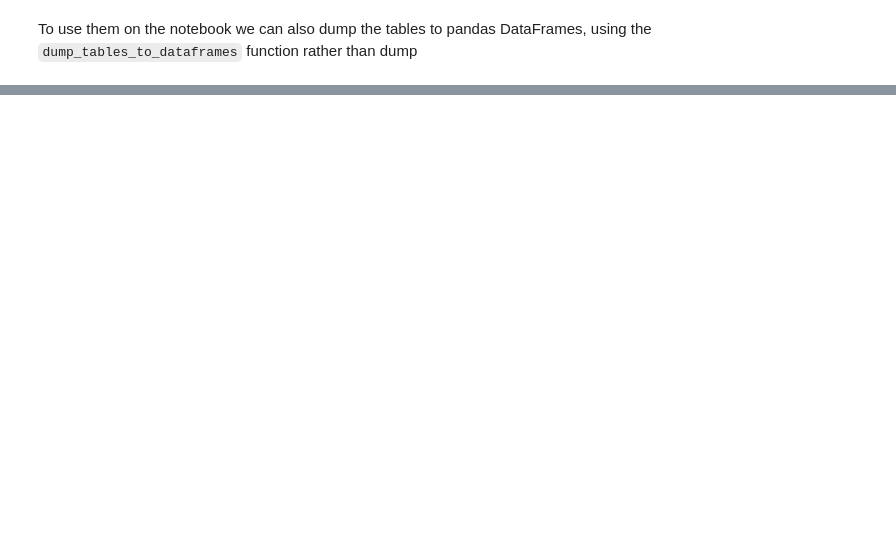
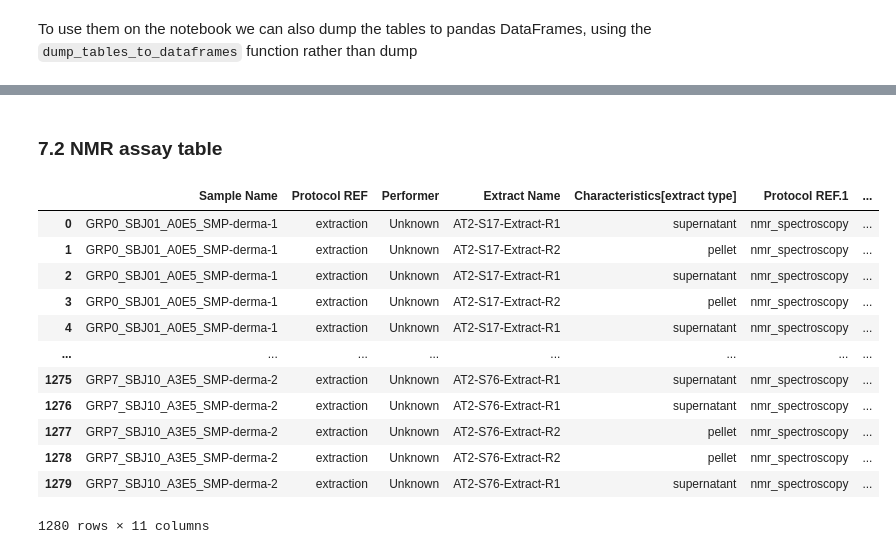
Before and after one commit to Zigur/isa-create-notebook, a Jupyter notebook: notebooks/Investigation-from-datascriptor-config.ipynb, the cells around one changed output, grey strips where cells are left out. Saved outputs shown, nothing was run; the diff lists cells and outputs as text; code cells hidden in the pictures; blank space fills up the shorter version.

```diff
--- a/notebooks/Investigation-from-datascriptor-config.ipynb
+++ b/notebooks/Investigation-from-datascriptor-config.ipynb
@@ -141,0 +167,18 @@ There are 70 samples in the GRP4 arm (i.e. group)
+# %% [markdown]
+### 7.2 NMR assay table
+# %%
+dataframes['a_AT2_metabolite-profiling_NMR-spectroscopy.txt']
+# %% [output]
+|  | Sample Name | Protocol REF | Performer | Extract Name | Characteristics[extract type] | Protocol REF.1 | ... |
+| 0 | GRP0_SBJ01_A0E5_SMP-derma-1 | extraction | Unknown | AT2-S17-Extract-R1 | supernatant | nmr_spectroscopy | ... |
+| 1 | GRP0_SBJ01_A0E5_SMP-derma-1 | extraction | Unknown | AT2-S17-Extract-R2 | pellet | nmr_spectroscopy | ... |
+| 2 | GRP0_SBJ01_A0E5_SMP-derma-1 | extraction | Unknown | AT2-S17-Extract-R1 | supernatant | nmr_spectroscopy | ... |
+| 3 | GRP0_SBJ01_A0E5_SMP-derma-1 | extraction | Unknown | AT2-S17-Extract-R2 | pellet | nmr_spectroscopy | ... |
+| 4 | GRP0_SBJ01_A0E5_SMP-derma-1 | extraction | Unknown | AT2-S17-Extract-R1 | supernatant | nmr_spectroscopy | ... |
+| ... | ... | ... | ... | ... | ... | ... | ... |
+| 1275 | GRP7_SBJ10_A3E5_SMP-derma-2 | extraction | Unknown | AT2-S76-Extract-R1 | supernatant | nmr_spectroscopy | ... |
+| 1276 | GRP7_SBJ10_A3E5_SMP-derma-2 | extraction | Unknown | AT2-S76-Extract-R1 | supernatant | nmr_spectroscopy | ... |
+| 1277 | GRP7_SBJ10_A3E5_SMP-derma-2 | extraction | Unknown | AT2-S76-Extract-R2 | pellet | nmr_spectroscopy | ... |
+| 1278 | GRP7_SBJ10_A3E5_SMP-derma-2 | extraction | Unknown | AT2-S76-Extract-R2 | pellet | nmr_spectroscopy | ... |
+| 1279 | GRP7_SBJ10_A3E5_SMP-derma-2 | extraction | Unknown | AT2-S76-Extract-R1 | supernatant | nmr_spectroscopy | ... |
+1280 rows × 11 columns
```
Also changed, not shown: parts of 17 cells of this notebook, 9 other files.
